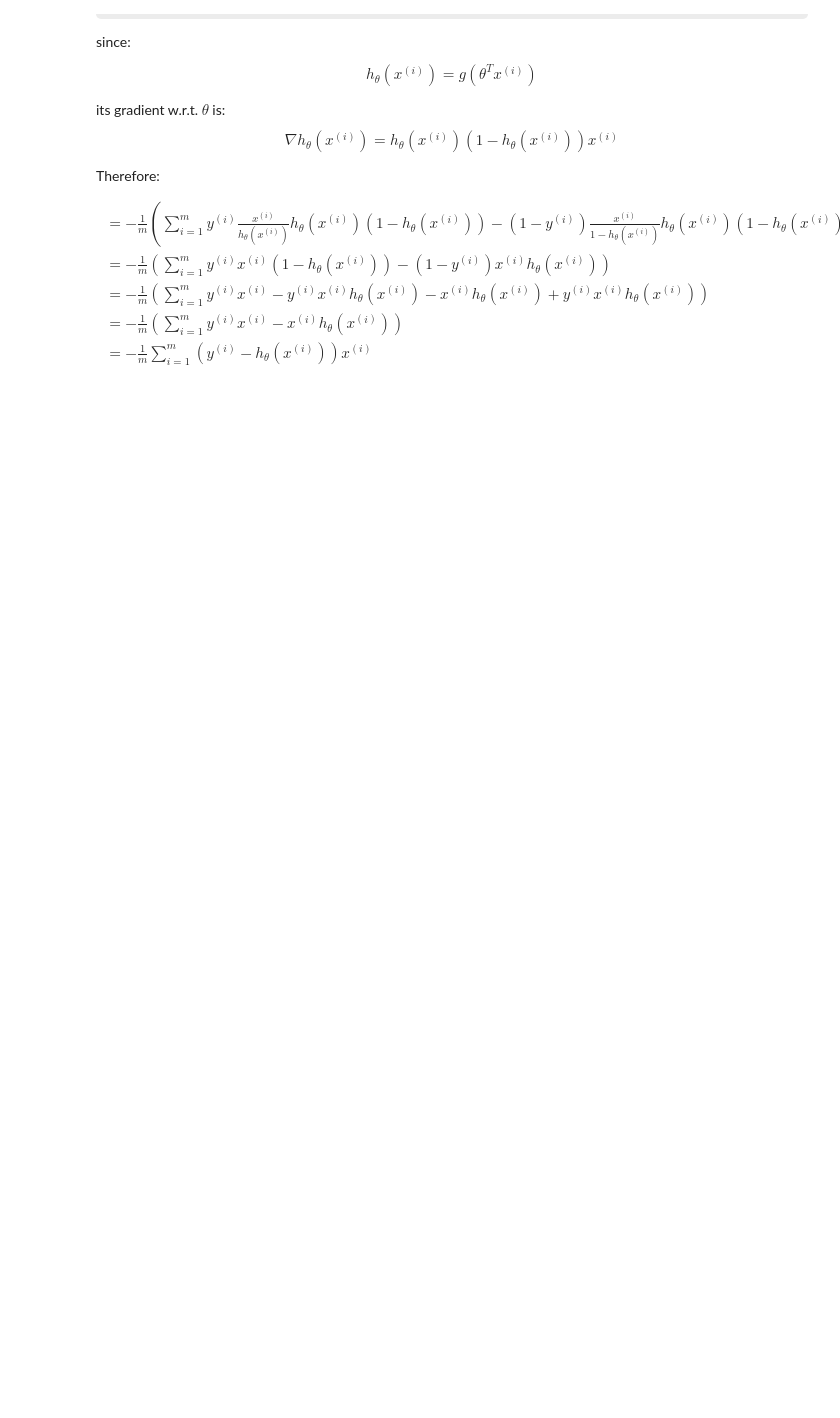
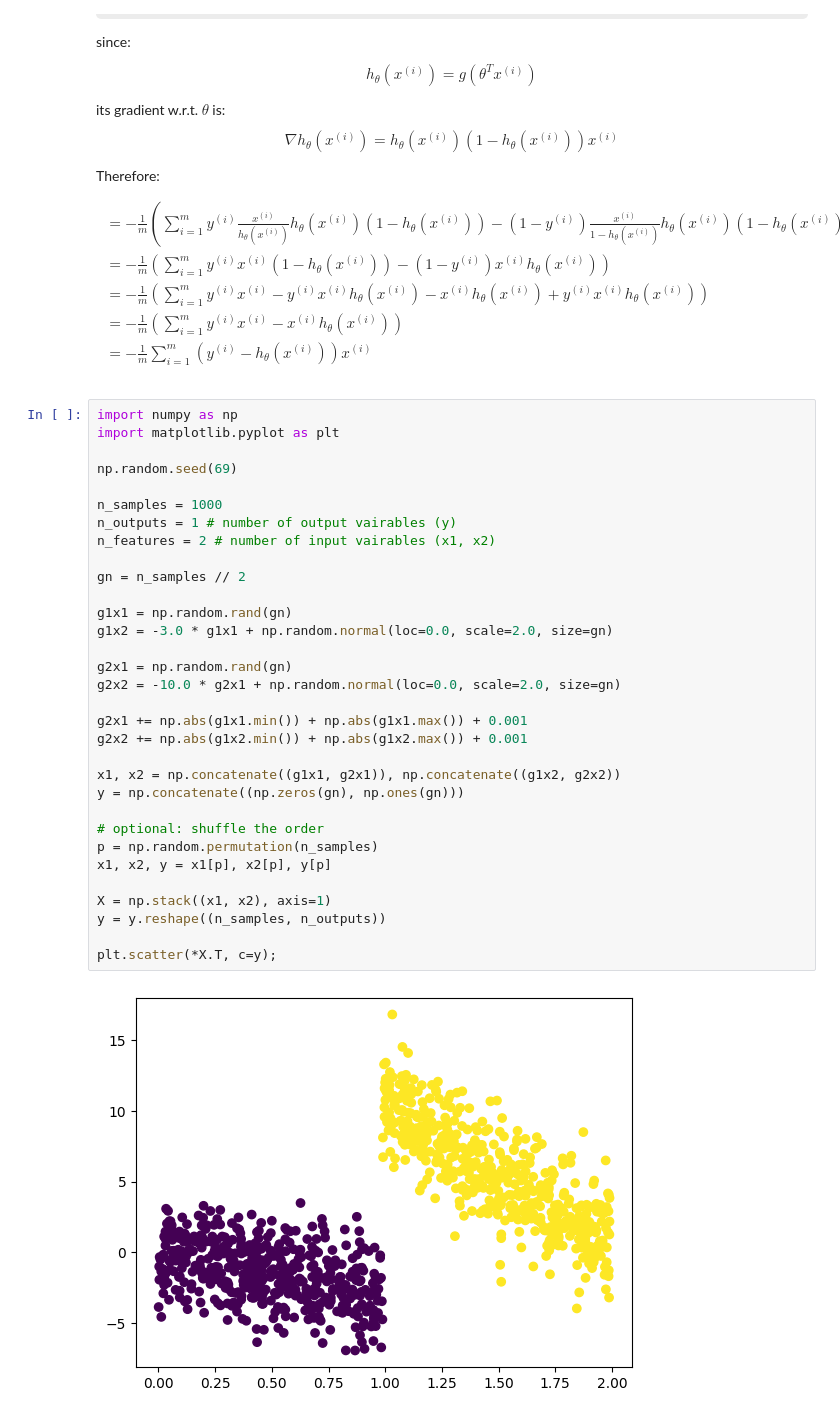
Before and after one commit to serafinebot/ai-research, a Jupyter notebook: logistic-regression.ipynb, the cells around one changed output. Cells and saved outputs as stored; diff of their text form; some formulas as TeX source; blank space fills up the shorter version.

```diff
--- a/logistic-regression.ipynb
+++ b/logistic-regression.ipynb
@@ -131,3 +131,37 @@ $$
     & = -\frac{1}{m} \sum\limits_{i=1}^{m} \left( y^{(i)} - h_\theta(x^{(i)}) \right) x^{(i)} \\
 \end{aligned}
 $$
+# %%
+import numpy as np
+import matplotlib.pyplot as plt
+
+np.random.seed(69)
+
+n_samples = 1000
+n_outputs = 1 # number of output vairables (y)
+n_features = 2 # number of input vairables (x1, x2)
+
+gn = n_samples // 2
+
+g1x1 = np.random.rand(gn)
+g1x2 = -3.0 * g1x1 + np.random.normal(loc=0.0, scale=2.0, size=gn)
+
+g2x1 = np.random.rand(gn)
+g2x2 = -10.0 * g2x1 + np.random.normal(loc=0.0, scale=2.0, size=gn)
+
+g2x1 += np.abs(g1x1.min()) + np.abs(g1x1.max()) + 0.001
+g2x2 += np.abs(g1x2.min()) + np.abs(g1x2.max()) + 0.001
+
+x1, x2 = np.concatenate((g1x1, g2x1)), np.concatenate((g1x2, g2x2))
+y = np.concatenate((np.zeros(gn), np.ones(gn)))
+
+# optional: shuffle the order
+p = np.random.permutation(n_samples)
+x1, x2, y = x1[p], x2[p], y[p]
+
+X = np.stack((x1, x2), axis=1)
+y = y.reshape((n_samples, n_outputs))
+
+plt.scatter(*X.T, c=y);
+# %% [output]
+[figure, added]
```
Also changed, not shown: parts of 2 cells of this notebook.
